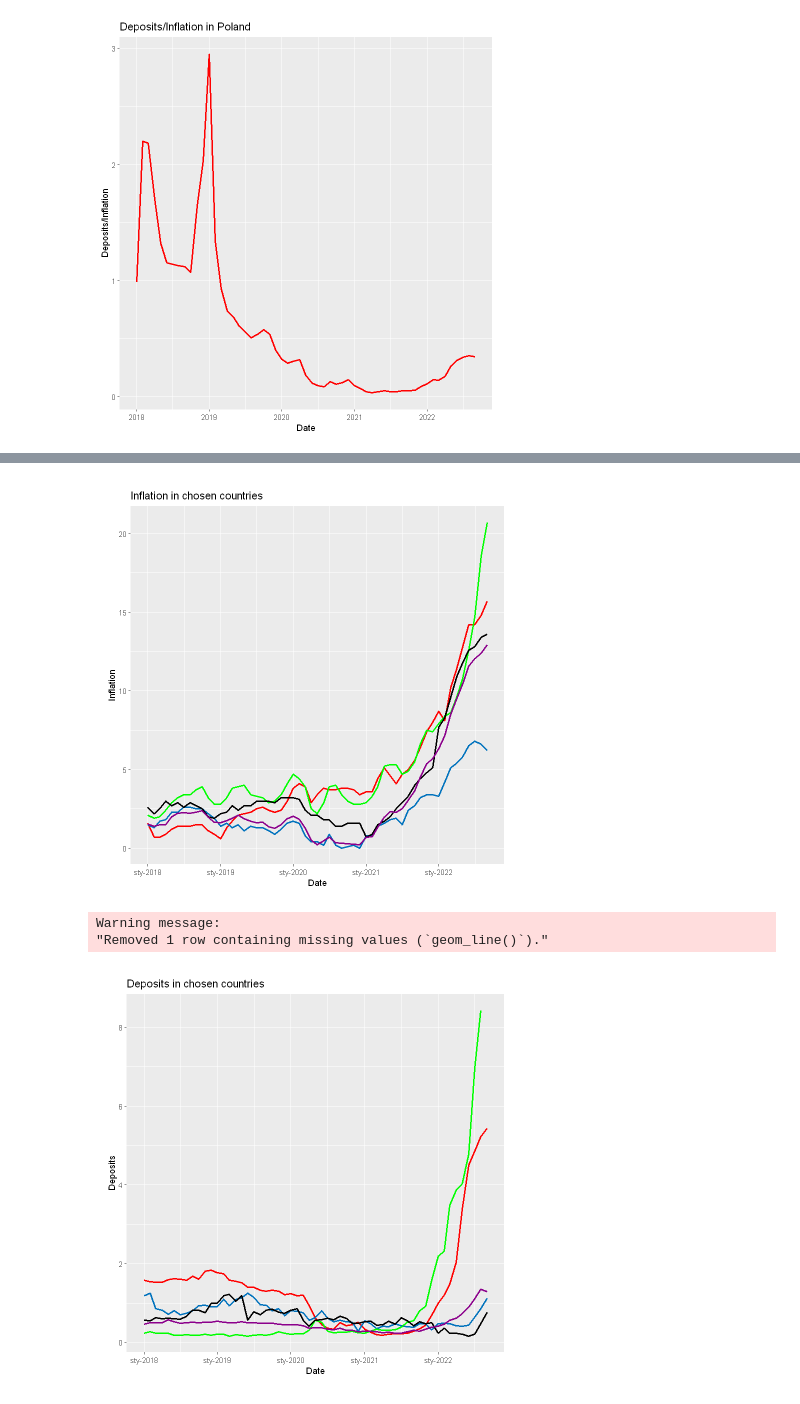
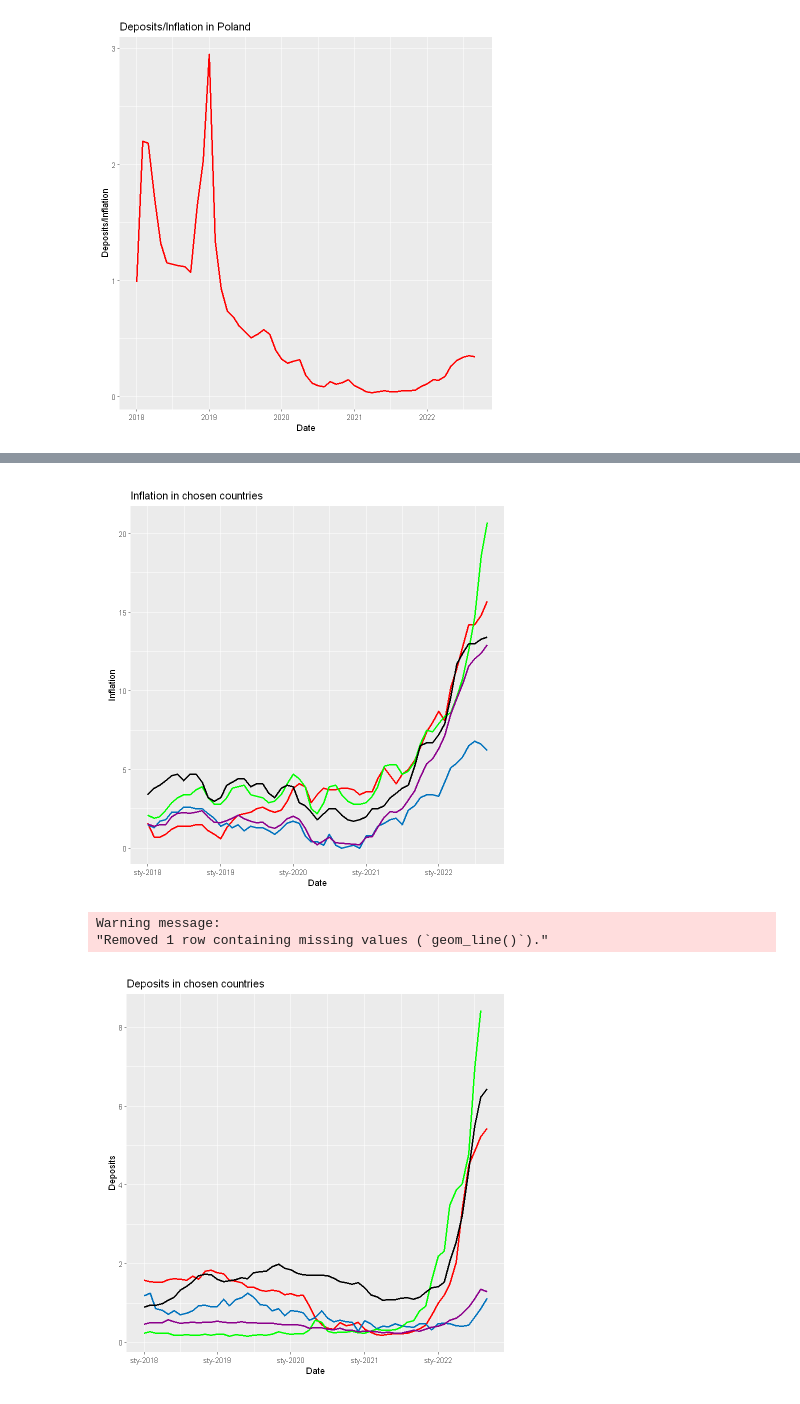
Before and after one commit to AdamixD/SAD_Projekt_1, a Jupyter notebook: Zadanie2.ipynb, the cells around one changed output, grey strips where cells are left out. Drawn from its saved outputs; the diff is of its cells as text; code cells hidden in the pictures.

```diff
--- a/Zadanie2.ipynb
+++ b/Zadanie2.ipynb
@@ -197,15 +197,15 @@ Warning message:
 # %%
 plot(inflation_from2018, inflation_from2018$Period, inflation_from2018$Poland, inflation_from2018$France,
-     inflation_from2018$Hungary, inflation_from2018$Slovakia, inflation_from2018$average, "Inflation", "Inflation in chosen countries")
+     inflation_from2018$Hungary, inflation_from2018$Romania, inflation_from2018$average, "Inflation", "Inflation in chosen countries")
 # %% [output]
-[figure, old version]
+[figure, new version]
 # %%
 plot(deposits_from2018, deposits_from2018$Period, deposits_from2018$Poland, deposits_from2018$France,
-     deposits_from2018$Hungary, deposits_from2018$Slovakia, deposits_from2018$average, "Deposits", "Deposits in chosen countries")
+     deposits_from2018$Hungary, deposits_from2018$Romania, deposits_from2018$average, "Deposits", "Deposits in chosen countries")
 # %% [output]
 Warning message:
 "Removed 1 row containing missing values (`geom_line()`)."
-[figure, old version]
+[figure, new version]
 # %%
 # Creating ranges of intervals
 before_pandemic <- as.Date("01/01/2018", "%d/%m/%Y")
```
Also changed, not shown: parts of 5 cells of this notebook.
